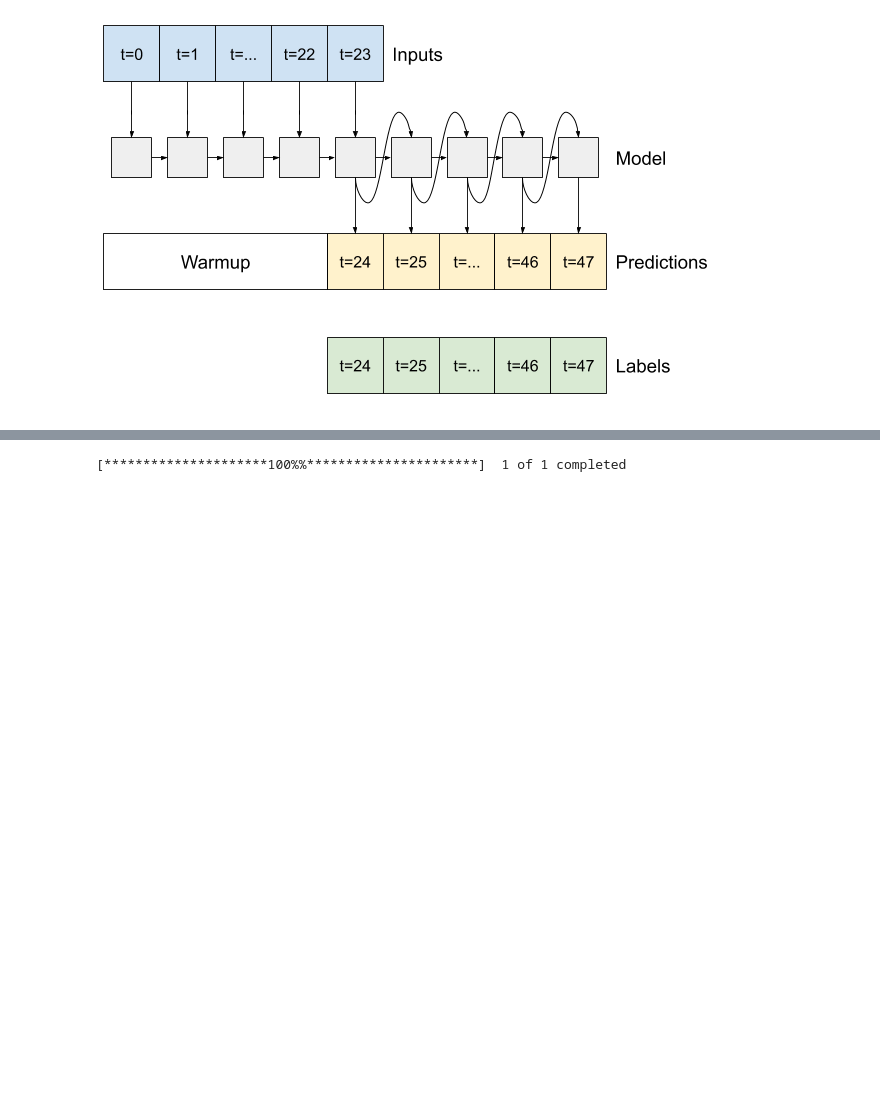
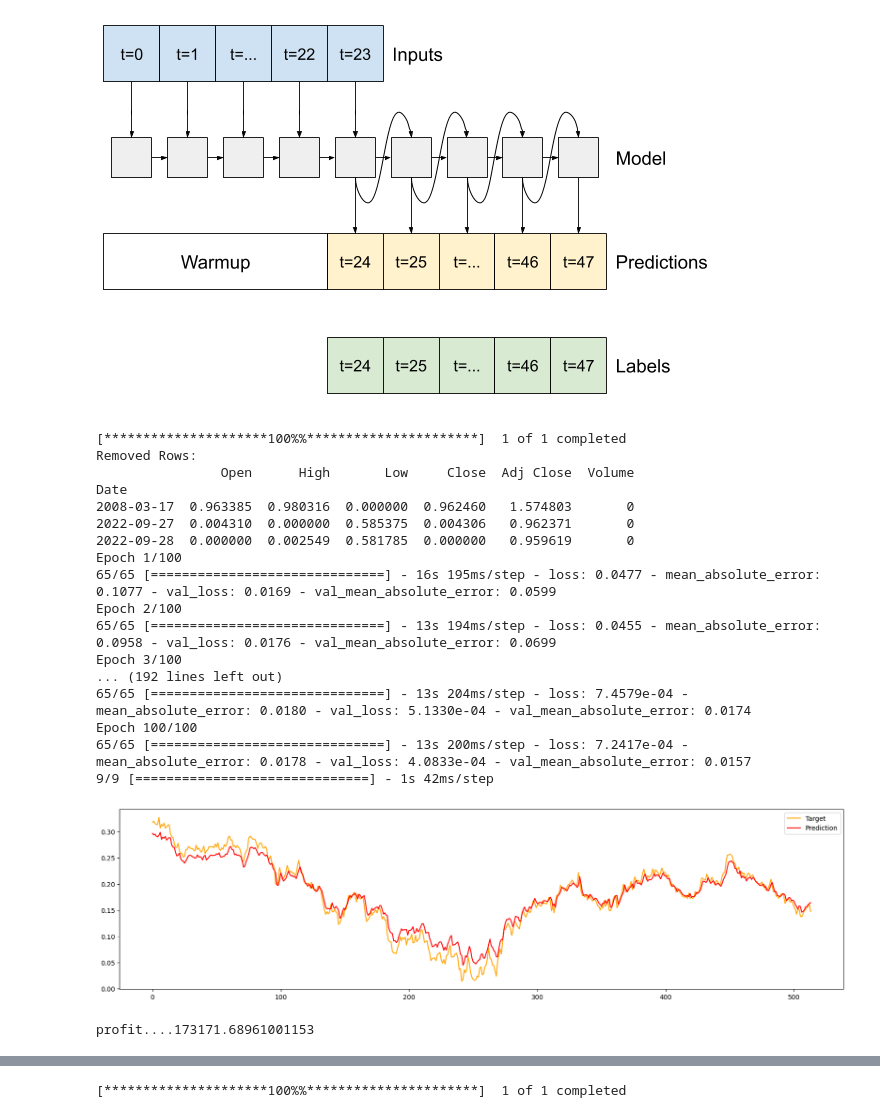
Before and after one commit to Kharazmigroup/forexprj, a Jupyter notebook: RNN2Forex.ipynb, the cells around one changed output, grey strips where cells are left out. Drawn from its saved outputs; the diff is of its cells as text; code cells hidden in the pictures; blank space fills up the shorter version.

```diff
--- a/RNN2Forex.ipynb
+++ b/RNN2Forex.ipynb
@@ -339,12 +339,9 @@ def dynamicLSTM(window,test_inputs,test_labels):
   print("amount of profit....dynamic LSTM..."+str(amount_of_profit))
 # %%
 
-def run_model(cur_pair,start,end,interval,del_col,epoch):
-  df_stock = yf.download(cur_pair, start, end ,interval)
+def run_model(df_stock,epoch):
   df_stock = normalize_data(df_stock)
-  # Use the drop method to drop the specified columns
-  df_stock = df_stock.drop(columns=del_col, axis=1)
-  #df_stock = drop_zeros(df_stock)
+  df_stock = drop_zeros(df_stock)
   train_df,val_df,test_df = spilitData(df_stock)
   multi_window = WindowGenerator(train_df,input_width=n_steps,
                                label_width=1,
@@ -359,4 +356,25 @@ def run_model(cur_pair,start,end,interval,del_col,epoch):
   profit = calculate_profit(predictions,test_inputs)
   print("profit...."+str(profit))
 # %%
-run_model('EURUSD=X','2000-01-01','2023-10-14',"",[],100)
+df_stock = yf.download('EURUSD=X','2000-01-01','2023-10-14')
+run_model(df_stock,100)
+# %% [output]
+[*********************100%%**********************]  1 of 1 completed
+Removed Rows:
+                Open      High       Low     Close  Adj Close  Volume
+Date
+2008-03-17  0.963385  0.980316  0.000000  0.962460   1.574803       0
+2022-09-27  0.004310  0.000000  0.585375  0.004306   0.962371       0
+2022-09-28  0.000000  0.002549  0.581785  0.000000   0.959619       0
+Epoch 1/100
+65/65 [==============================] - 16s 195ms/step - loss: 0.0477 - mean_absolute_error: 0.1077 - val_loss: 0.0169 - val_mean_absolute_error: 0.0599
+Epoch 2/100
+65/65 [==============================] - 13s 194ms/step - loss: 0.0455 - mean_absolute_error: 0.0958 - val_loss: 0.0176 - val_mean_absolute_error: 0.0699
+Epoch 3/100
+... (192 lines left out)
+65/65 [==============================] - 13s 204ms/step - loss: 7.4579e-04 - mean_absolute_error: 0.0180 - val_loss: 5.1330e-04 - val_mean_absolute_error: 0.0174
+Epoch 100/100
+65/65 [==============================] - 13s 200ms/step - loss: 7.2417e-04 - mean_absolute_error: 0.0178 - val_loss: 4.0833e-04 - val_mean_absolute_error: 0.0157
+9/9 [==============================] - 1s 42ms/step
+[figure, added]
+profit....173171.68961001153
```
Also changed, not shown: parts of 4 cells of this notebook.
